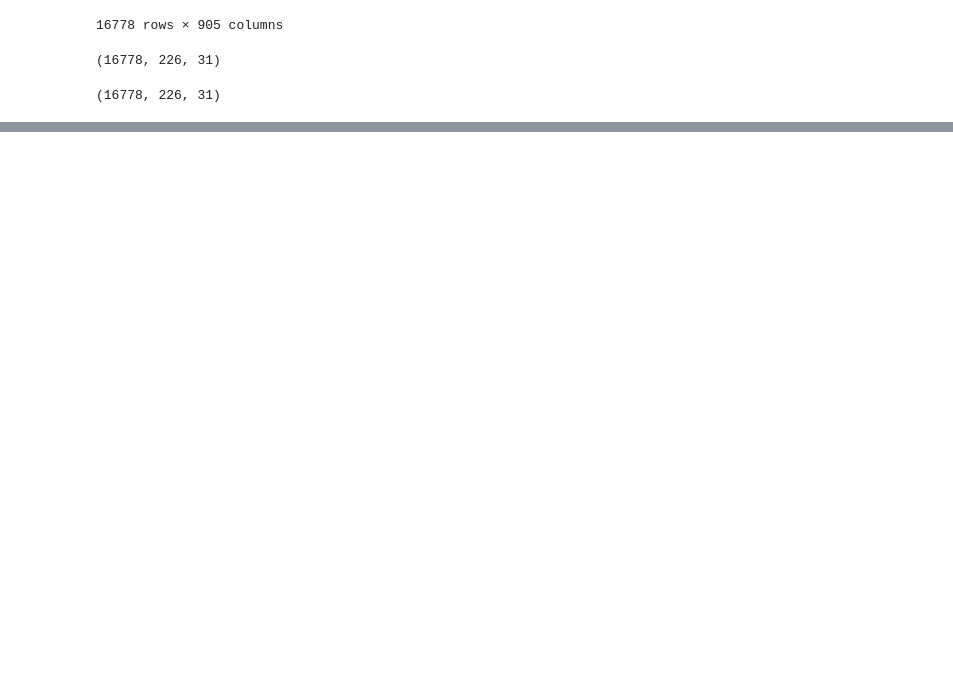
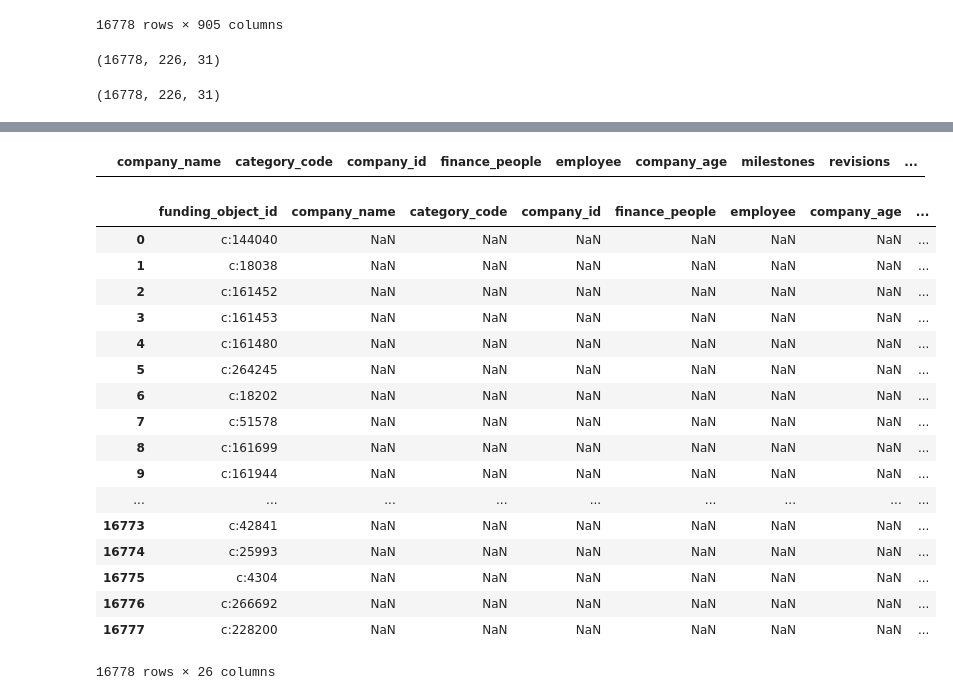
Before and after one commit to Zori-SMS/StartupPredicting, a Jupyter notebook: data/input_merge.ipynb, the cells around one changed output, grey strips where cells are left out. Cells and saved outputs as stored; diff of their text form; code cells hidden in the pictures; blank space fills up the shorter version.

```diff
--- a/data/input_merge.ipynb
+++ b/data/input_merge.ipynb
@@ -234,0 +264,27 @@ df
+# %%
+df_basic = pd.read_csv('./sample-results.csv')
+df_basic.loc[df_basic['company_id']=='c:144040']
+# %% [output]
+|  | company_name | category_code | company_id | finance_people | employee | company_age | milestones | revisions | ... |
+# %%
+df_basic  = pd.merge(df, df_basic, how='left',left_on='funding_object_id', right_on='company_id')
+df_basic # .drop(columns=["milestone_object_id"],inplace=True)
+# %% [output]
+|  | funding_object_id | company_name | category_code | company_id | finance_people | employee | company_age | ... |
+| 0 | c:144040 | NaN | NaN | NaN | NaN | NaN | NaN | ... |
+| 1 | c:18038 | NaN | NaN | NaN | NaN | NaN | NaN | ... |
+| 2 | c:161452 | NaN | NaN | NaN | NaN | NaN | NaN | ... |
+| 3 | c:161453 | NaN | NaN | NaN | NaN | NaN | NaN | ... |
+| 4 | c:161480 | NaN | NaN | NaN | NaN | NaN | NaN | ... |
+| 5 | c:264245 | NaN | NaN | NaN | NaN | NaN | NaN | ... |
+| 6 | c:18202 | NaN | NaN | NaN | NaN | NaN | NaN | ... |
+| 7 | c:51578 | NaN | NaN | NaN | NaN | NaN | NaN | ... |
+| 8 | c:161699 | NaN | NaN | NaN | NaN | NaN | NaN | ... |
+| 9 | c:161944 | NaN | NaN | NaN | NaN | NaN | NaN | ... |
+| ... | ... | ... | ... | ... | ... | ... | ... | ... |
+| 16773 | c:42841 | NaN | NaN | NaN | NaN | NaN | NaN | ... |
+| 16774 | c:25993 | NaN | NaN | NaN | NaN | NaN | NaN | ... |
+| 16775 | c:4304 | NaN | NaN | NaN | NaN | NaN | NaN | ... |
+| 16776 | c:266692 | NaN | NaN | NaN | NaN | NaN | NaN | ... |
+| 16777 | c:228200 | NaN | NaN | NaN | NaN | NaN | NaN | ... |
+16778 rows × 26 columns
```
Also changed, not shown: parts of 8 cells of this notebook, 9 other files.
